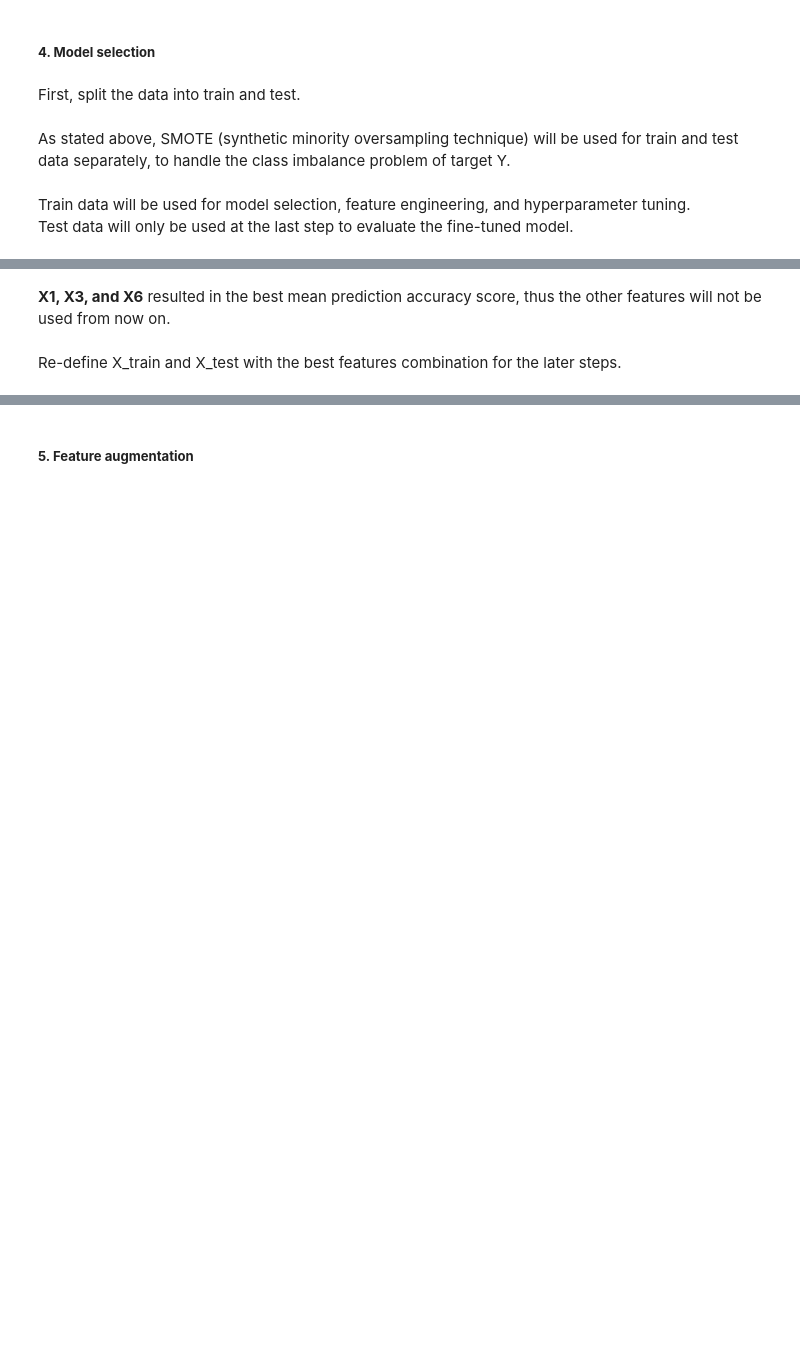
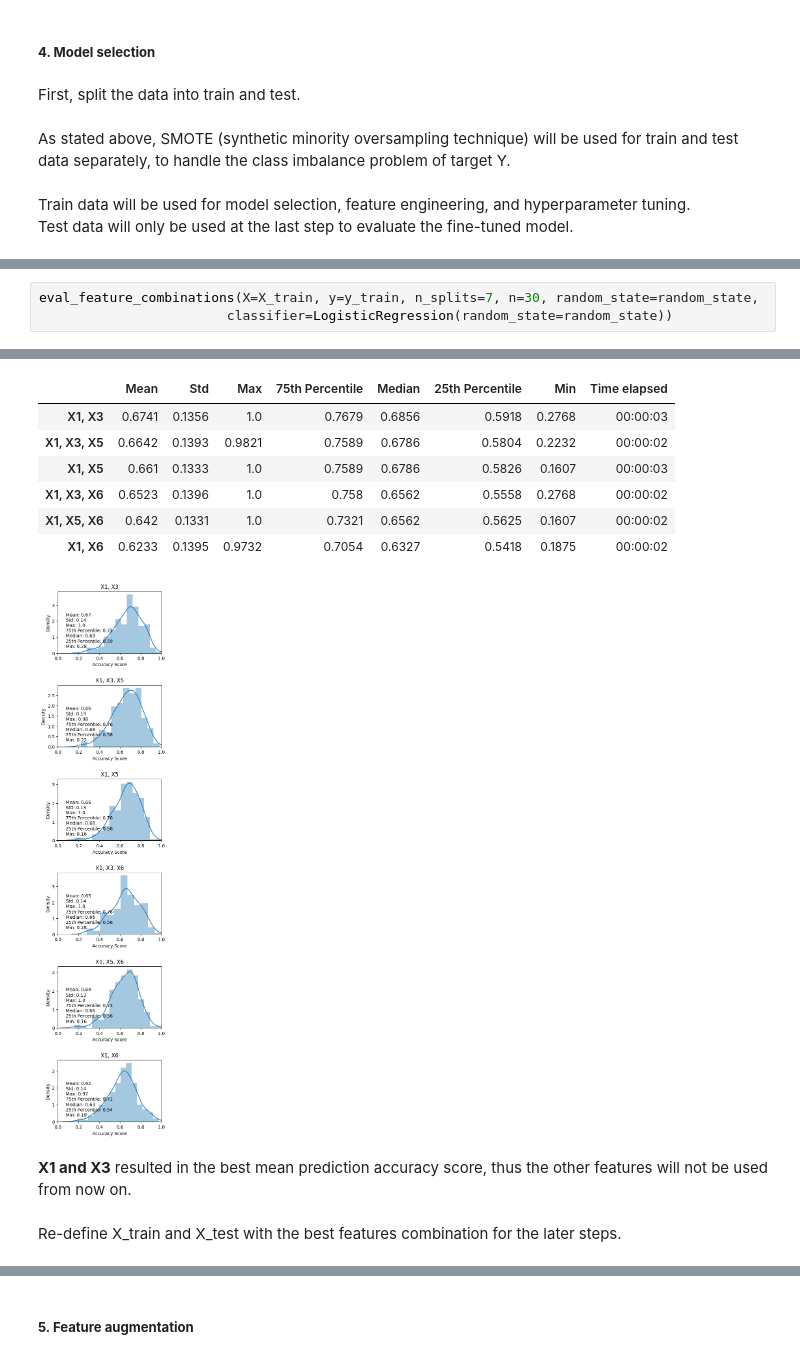
Before and after one commit to henryhyunwookim/Happy-Customers, a Jupyter notebook: Happy Costomers.ipynb, the cells around one changed output, grey strips where cells are left out. Saved outputs shown, nothing was run; the diff lists cells and outputs as text; blank space fills up the shorter version.

```diff
--- a/Happy Costomers.ipynb
+++ b/Happy Costomers.ipynb
@@ -128,0 +182,4 @@ Add explanation of xgboost since it's the best model
+# %%
+eval_feature_combinations(X=X_train, y=y_train, n_splits=7, n=30, random_state=random_state,
+                        classifier=LogisticRegression(random_state=random_state))
+# %% [output]
@@ -129,5 +205,13 @@ Add explanation of xgboost since it's the best model
+|  | Mean | Std | Max | 75th Percentile | Median | 25th Percentile | Min | Time elapsed |
+| X1, X3 | 0.6741 | 0.1356 | 1.0 | 0.7679 | 0.6856 | 0.5918 | 0.2768 | 00:00:03 |
+| X1, X3, X5 | 0.6642 | 0.1393 | 0.9821 | 0.7589 | 0.6786 | 0.5804 | 0.2232 | 00:00:02 |
+| X1, X5 | 0.661 | 0.1333 | 1.0 | 0.7589 | 0.6786 | 0.5826 | 0.1607 | 00:00:03 |
+| X1, X3, X6 | 0.6523 | 0.1396 | 1.0 | 0.758 | 0.6562 | 0.5558 | 0.2768 | 00:00:02 |
+| X1, X5, X6 | 0.642 | 0.1331 | 1.0 | 0.7321 | 0.6562 | 0.5625 | 0.1607 | 00:00:02 |
+| X1, X6 | 0.6233 | 0.1395 | 0.9732 | 0.7054 | 0.6327 | 0.5418 | 0.1875 | 00:00:02 |
+[figure, added]
 # %% [markdown]
-<b>X1, X3, and X6</b> resulted in the best mean prediction accuracy score, thus the other features will not be used from now on.<br>
+<b>X1 and X3</b> resulted in the best mean prediction accuracy score, thus the other features will not be used from now on.<br>
 <br>
 Re-define X_train and X_test with the best features combination for the later steps.
 # %%
```
Also changed, not shown: parts of 32 cells of this notebook, 3 other files.
